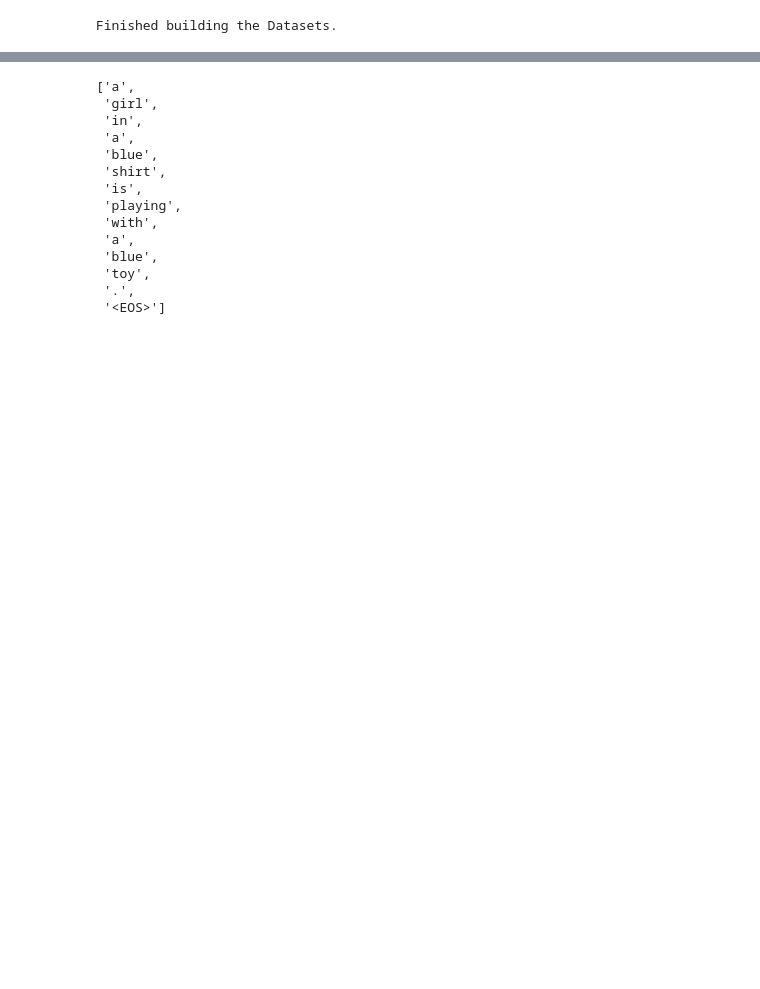
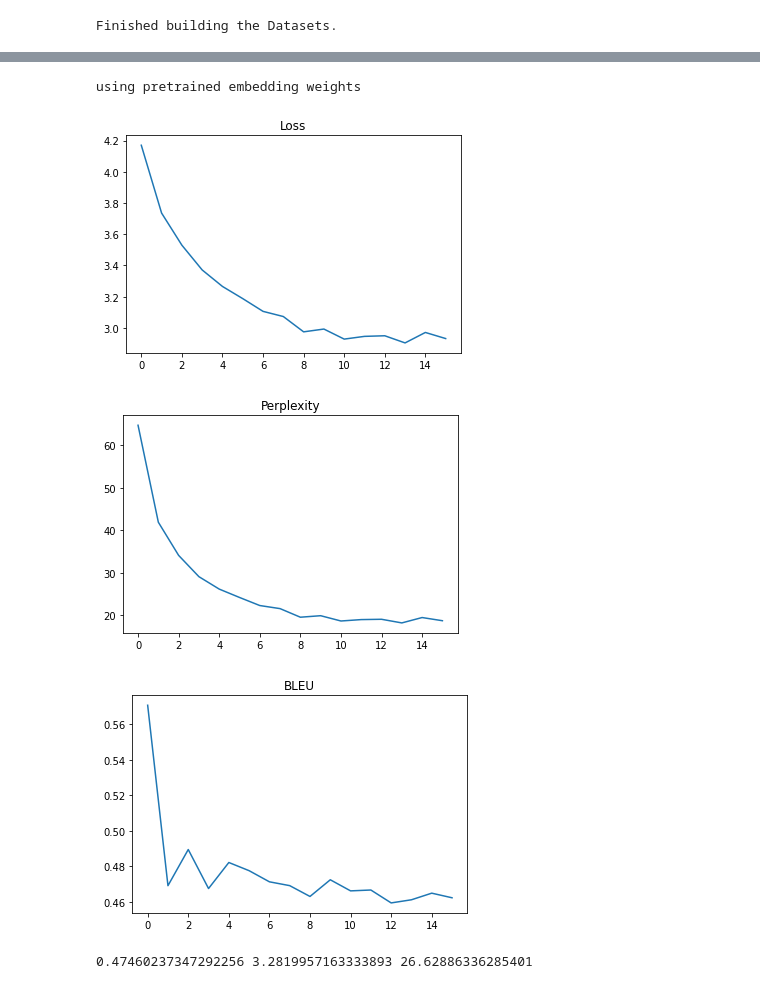
Before and after one commit to Hannibal96/ImageCaptionProject, a Jupyter notebook: Demo_new.ipynb, the cells around one changed output, grey strips where cells are left out. Drawn from its saved outputs; the diff is of its cells as text; code cells hidden in the pictures; blank space fills up the shorter version.

```diff
--- a/Demo_new.ipynb
+++ b/Demo_new.ipynb
@@ -129,7 +90,7 @@ criterion = nn.CrossEntropyLoss(ignore_index=vocab.stoi["<PAD>"]).to(device)
 # %% [output]
 Finished building the Datasets.
 # %%
-def train_one_epoch(model, train_data):
+def train_one_epoch(model, train_data, optimizer, criterion):
   total_loss = 0
   for idx, (image, captions) in tqdm(enumerate(iter(train_data))):
       image, captions = image.to(device), captions.to(device)
@@ -158,8 +240,6 @@ def train_one_epoch(model, train_data):
 # %%
 from torch.optim.lr_scheduler import ReduceLROnPlateau
 
-optimizer = optim.Adam(model.parameters(), lr=learning_rate)
-scheduler = ReduceLROnPlateau(optimizer, mode='min', factor=0.1, patience=0, verbose=True)
-
-num_epochs = 20
-print_every = 1000
+def save_model(model,name):
+    path = name+".torch"
+    torch.save(model, path)
@@ -341,17 +391,0 @@ caps, alphas = model.decoder.generate_caption(features, vocab=vocab)
-# %%
-caps
-# %% [output]
-['a',
- 'girl',
- 'in',
- 'a',
- 'blue',
- 'shirt',
- 'is',
- 'playing',
- 'with',
- 'a',
- 'blue',
- 'toy',
- '.',
- '<EOS>']
@@ -359,0 +392,26 @@ sentence_bleu??
+# %%
+# Hyperparams (with embeddings)
+weights_matrix = None
+# load pretrained embeddings: same dim as base model
+g = GloVe(name='840B', dim=300)
+embed_size = g.dim
+weights_matrix = load_embedding_weights(vocab, g)
+
+vocab_size = len(vocab)
+attention_dim = 256
+encoder_dim = 2048
+decoder_dim = 512
+learning_rate = 3e-4
+# %%
+model = EncoderDecoder(
+    embed_size=embed_size,
+    vocab_size=vocab_size,
+    attention_dim=attention_dim,
+    encoder_dim=encoder_dim,
+    decoder_dim=decoder_dim,
+    embedding_weights = weights_matrix
+).to(device)
+
+pad_idx = vocab.stoi["<PAD>"]
+# %% [output]
+using pretrained embedding weights
@@ -359,0 +464,16 @@ sentence_bleu??
+# %%
+plt.plot(loss_list)
+plt.title('Loss')
+plt.show()
+
+plt.plot(perplexity_list)
+plt.title('Perplexity')
+plt.show()
+
+plt.plot(bleu_list)
+plt.title('BLEU')
+plt.show()
+# %% [output]
+[figure, added]
+[figure, added]
+[figure, added]
@@ -359,0 +482,5 @@ sentence_bleu??
+# %%
+bleu, loss, perp = evaluate(model, test_data)
+print(bleu,loss,perp)
+# %% [output]
+0.47460237347292256 3.2819957163333893 26.62886336285401
```
Also changed, not shown: parts of 25 cells of this notebook.
